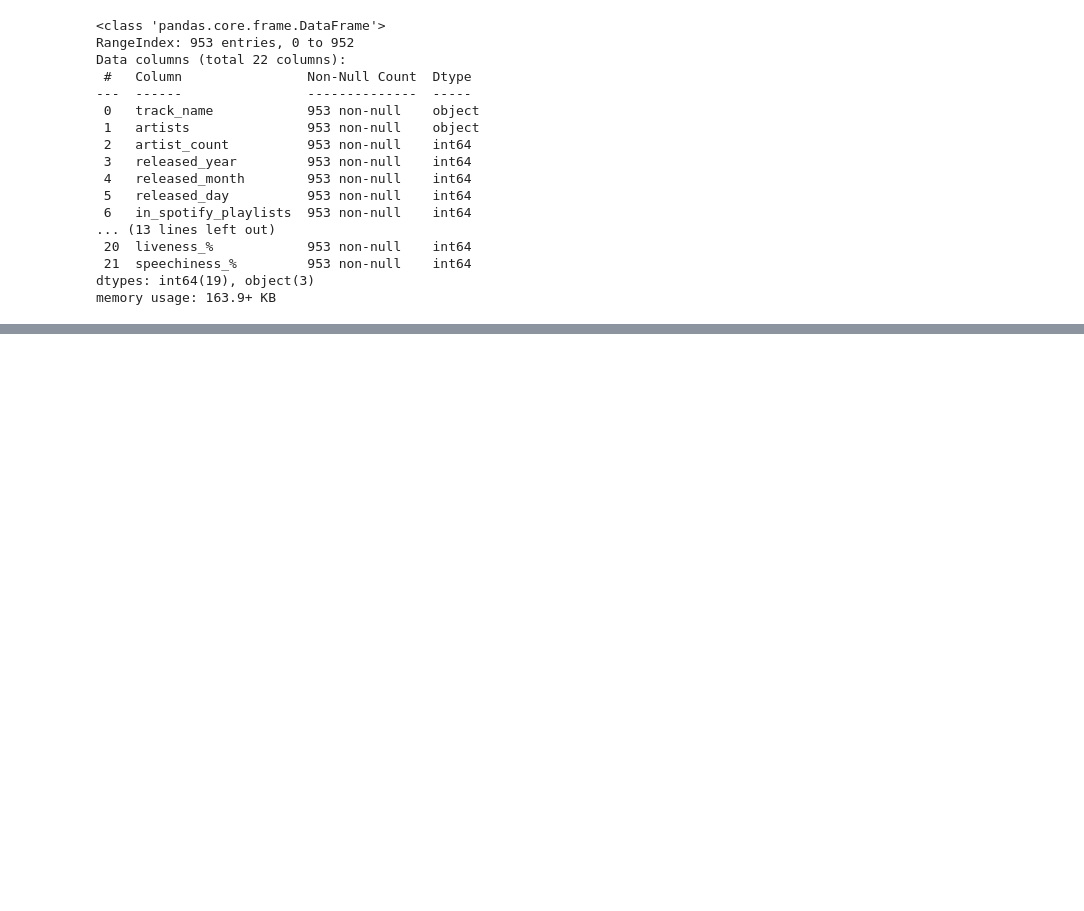
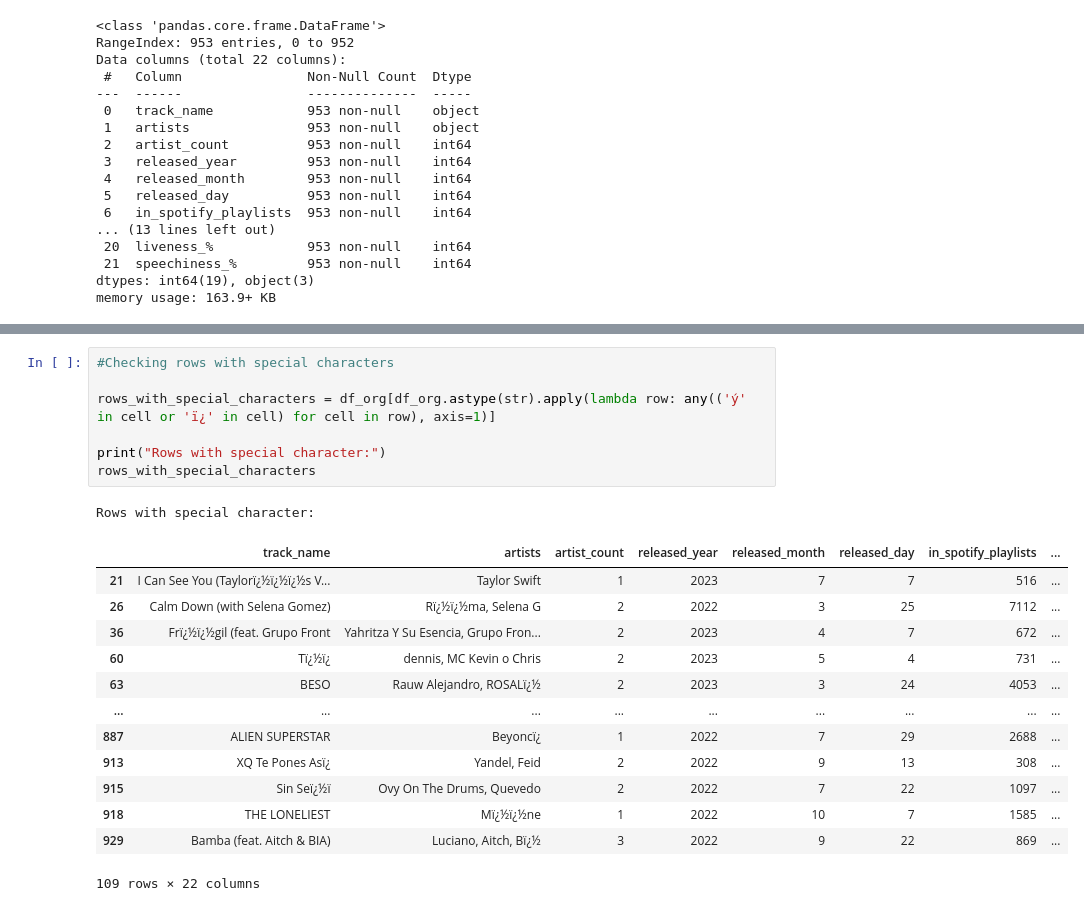
Before and after one commit to i-ap5/FamBus, a Jupyter notebook: famBus.ipynb, the cells around one changed output, grey strips where cells are left out. Saved outputs shown, nothing was run; the diff lists cells and outputs as text; blank space fills up the shorter version.

```diff
--- a/famBus.ipynb
+++ b/famBus.ipynb
@@ -153,0 +189,22 @@ memory usage: 163.9+ KB
+# %%
+#Checking rows with special characters
+
+rows_with_special_characters = df_org[df_org.astype(str).apply(lambda row: any(('ý' in cell or 'ï¿' in cell) for cell in row), axis=1)]
+
+print("Rows with special character:")
+rows_with_special_characters
+# %% [output]
+Rows with special character:
+|  | track_name | artists | artist_count | released_year | released_month | released_day | in_spotify_playlists | ... |
+| 21 | I Can See You (Taylorï¿½ï¿½ï¿½s V... | Taylor Swift | 1 | 2023 | 7 | 7 | 516 | ... |
+| 26 | Calm Down (with Selena Gomez) | Rï¿½ï¿½ma, Selena G | 2 | 2022 | 3 | 25 | 7112 | ... |
+| 36 | Frï¿½ï¿½gil (feat. Grupo Front | Yahritza Y Su Esencia, Grupo Fron... | 2 | 2023 | 4 | 7 | 672 | ... |
+| 60 | Tï¿½ï¿ | dennis, MC Kevin o Chris | 2 | 2023 | 5 | 4 | 731 | ... |
+| 63 | BESO | Rauw Alejandro, ROSALï¿½ | 2 | 2023 | 3 | 24 | 4053 | ... |
+| ... | ... | ... | ... | ... | ... | ... | ... | ... |
+| 887 | ALIEN SUPERSTAR | Beyoncï¿ | 1 | 2022 | 7 | 29 | 2688 | ... |
+| 913 | XQ Te Pones Asï¿ | Yandel, Feid | 2 | 2022 | 9 | 13 | 308 | ... |
+| 915 | Sin Seï¿½ï | Ovy On The Drums, Quevedo | 2 | 2022 | 7 | 22 | 1097 | ... |
+| 918 | THE LONELIEST | Mï¿½ï¿½ne | 1 | 2022 | 10 | 7 | 1585 | ... |
+| 929 | Bamba (feat. Aitch & BIA) | Luciano, Aitch, Bï¿½ | 3 | 2022 | 9 | 22 | 869 | ... |
+109 rows × 22 columns
```
Also changed, not shown: parts of 18 cells of this notebook, 1 other file.
